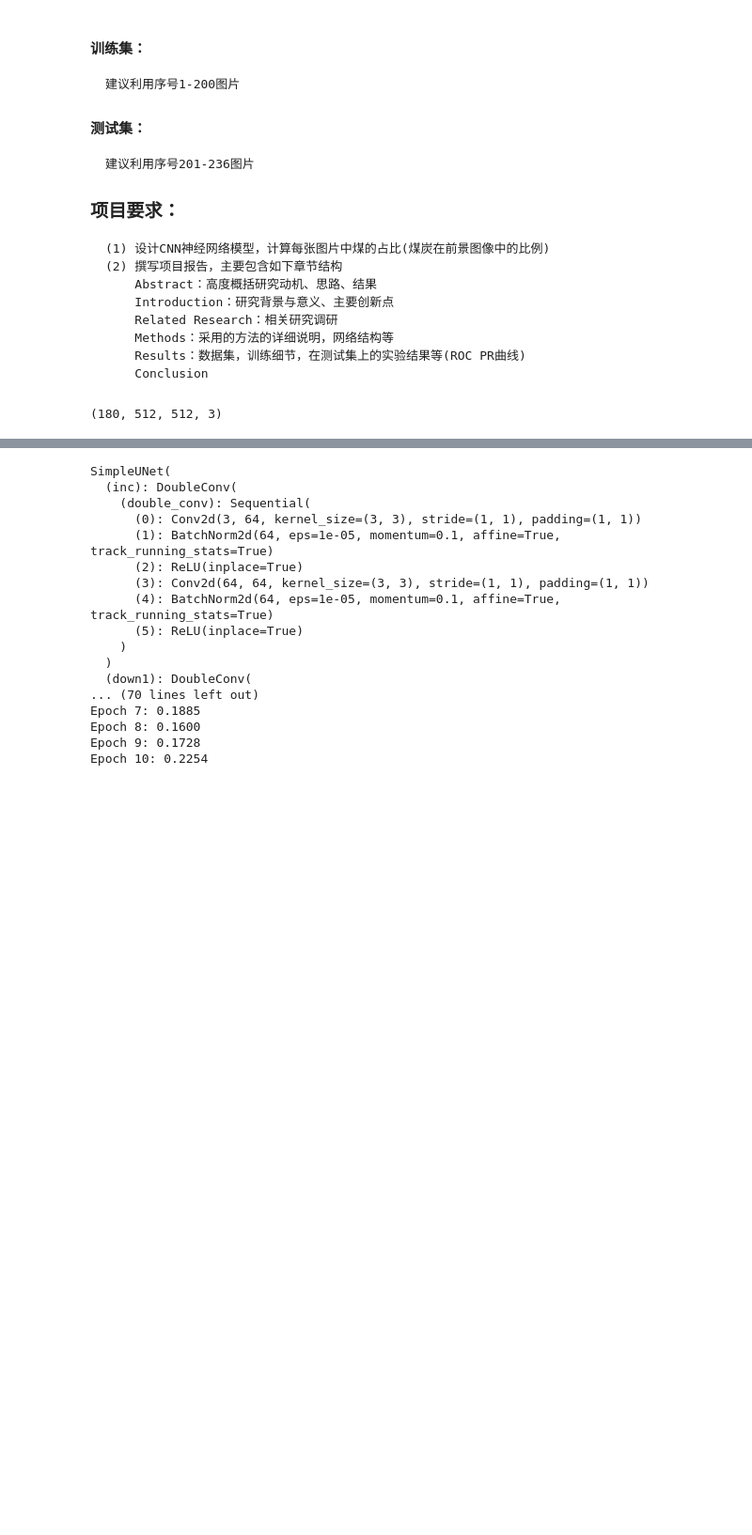
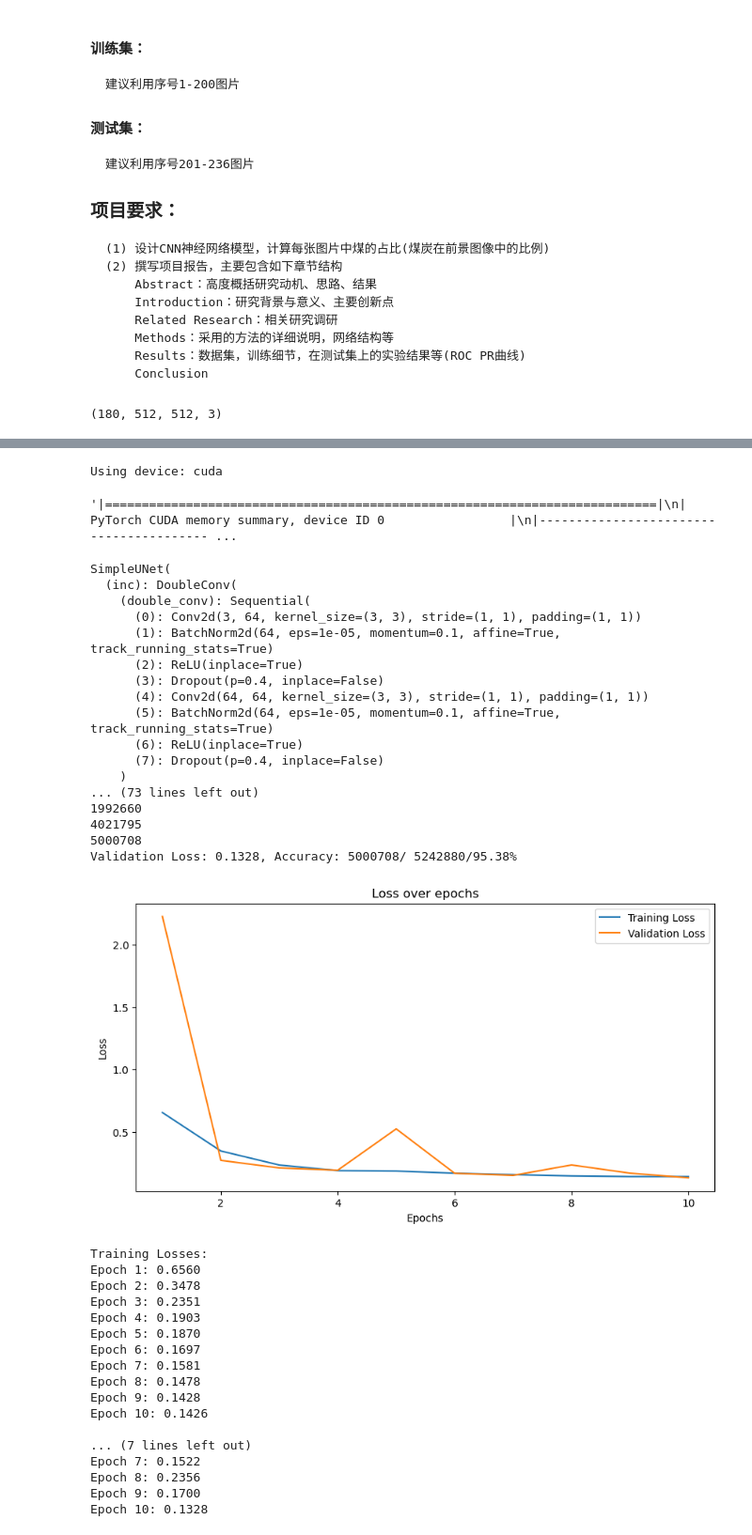
Before and after one commit to jbymy2000/cv-assignment, a Jupyter notebook: notebook.ipynb, the cells around one changed output, grey strips where cells are left out. Shown at 94% size. Saved outputs shown, nothing was run; the diff lists cells and outputs as text; code cells hidden in the pictures; blank space fills up the shorter version.

```diff
--- a/notebook.ipynb
+++ b/notebook.ipynb
@@ -95,7 +95,21 @@ Y_test_tensor = torch.LongTensor(y_test)
 train_dataset = TensorDataset(X_train_tensor, Y_train_tensor)
 val_dataset = TensorDataset(X_val_tensor, Y_val_tensor)
 test_dataset = TensorDataset(X_test_tensor, Y_test_tensor)
-batch_size = 32
+batch_size = 8
 train_loader = DataLoader(train_dataset, batch_size=batch_size, shuffle=True)
 val_loader = DataLoader(val_dataset, batch_size=batch_size, shuffle=False)
 test_loader = DataLoader(test_dataset, batch_size=batch_size, shuffle=False)
+# %%
+import torch
+
+# 检查是否有可用的 GPU
+device = torch.device("cuda" if torch.cuda.is_available() else "cpu")
+print(f"Using device: {device}")
+torch.cuda.empty_cache()  # 清理未使用的缓存
+
+import os
+os.environ['PYTORCH_CUDA_ALLOC_CONF'] = 'max_split_size_mb:128'
+torch.cuda.memory_summary(device=None, abbreviated=False)
+# %% [output]
+Using device: cuda
+'|===========================================================================|\n|                  PyTorch CUDA memory summary, device ID 0                 |\n|---------------------------------------- ...
@@ -103,10 +120,10 @@ test_loader = DataLoader(test_dataset, batch_size=batch_size, shuffle=False)
 import torch
 import torch.nn as nn
 import torch.optim as optim
-from fcn import SimpleUNet
+from fcn import MyUNet
 
 # 定义模型、损失函数和优化器
-model = SimpleUNet(n_channels=3, n_classes=3)
+model = MyUNet(n_channels=3, n_classes=3)
 criterion = nn.CrossEntropyLoss()  # 使用交叉熵损失函数
 optimizer = optim.Adam(model.parameters(), lr=0.001)  # 使用Adam优化器
 
@@ -134,7 +151,16 @@ def train(model, device, train_loader, optimizer, criterion, n_epochs, val_loade
         if val_loader is not None:
             val_loss = validate(model, device, val_loader, criterion)
             val_losses.append(val_loss)
-
+        # 绘制训练和验证损失曲线
+    plt.figure(figsize=(10, 5))
+    plt.plot(range(1, n_epochs+1), train_losses, label='Training Loss')
+    if val_loader is not None:
+        plt.plot(range(1, n_epochs+1), val_losses, label='Validation Loss')
+    plt.title('Loss over epochs')
+    plt.xlabel('Epochs')
+    plt.ylabel('Loss')
+    plt.legend()
+    plt.show()
     return train_losses, val_losses
 
 def validate(model, device, val_loader, criterion):
@@ -150,43 +176,61 @@ def validate(model, device, val_loader, criterion):
             val_loss += loss.item() * images.size(0)
             _, predicted = torch.max(outputs, 1)
             total += labels.numel()
             correct += (predicted == labels).sum().item()
             print(correct)
 
     val_loss /= len(val_loader.dataset)
     accuracy = 100 * correct / total
     print(f'Validation Loss: {val_loss:.4f}, Accuracy: {correct}/ {total}/{accuracy:.2f}%')
     return val_loss
 
 # 假设train_loader和val_loader是你的训练集和验证集数据加载器
 train_losses, val_losses = train(model, device, train_loader, optimizer, criterion, n_epochs=10, val_loader=val_loader)
 
 # 打印训练损失和验证损失的变化
 print("Training Losses:")
 for epoch, loss in enumerate(train_losses):
     print(f"Epoch {epoch+1}: {loss:.4f}")
 
 print("\nValidation Losses:")
 for epoch, loss in enumerate(val_losses):
     print(f"Epoch {epoch+1}: {loss:.4f}")
 # %% [output]
 SimpleUNet(
   (inc): DoubleConv(
     (double_conv): Sequential(
       (0): Conv2d(3, 64, kernel_size=(3, 3), stride=(1, 1), padding=(1, 1))
       (1): BatchNorm2d(64, eps=1e-05, momentum=0.1, affine=True, track_running_stats=True)
       (2): ReLU(inplace=True)
-      (3): Conv2d(64, 64, kernel_size=(3, 3), stride=(1, 1), padding=(1, 1))
-      (4): BatchNorm2d(64, eps=1e-05, momentum=0.1, affine=True, track_running_stats=True)
-      (5): ReLU(inplace=True)
+      (3): Dropout(p=0.4, inplace=False)
+      (4): Conv2d(64, 64, kernel_size=(3, 3), stride=(1, 1), padding=(1, 1))
+      (5): BatchNorm2d(64, eps=1e-05, momentum=0.1, affine=True, track_running_stats=True)
+      (6): ReLU(inplace=True)
+      (7): Dropout(p=0.4, inplace=False)
     )
-  )
-  (down1): DoubleConv(
-... (70 lines left out)
-Epoch 7: 0.1885
-Epoch 8: 0.1600
-Epoch 9: 0.1728
-Epoch 10: 0.2254
+... (73 lines left out)
+1992660
+4021795
+5000708
+Validation Loss: 0.1328, Accuracy: 5000708/ 5242880/95.38%
+[figure, added]
+Training Losses:
+Epoch 1: 0.6560
+Epoch 2: 0.3478
+Epoch 3: 0.2351
+Epoch 4: 0.1903
+Epoch 5: 0.1870
+Epoch 6: 0.1697
+Epoch 7: 0.1581
+Epoch 8: 0.1478
+Epoch 9: 0.1428
+Epoch 10: 0.1426
+
+... (7 lines left out)
+Epoch 7: 0.1522
+Epoch 8: 0.2356
+Epoch 9: 0.1700
+Epoch 10: 0.1328
 # %%
 torch.save({
     'model_state_dict': model.state_dict(),
```
Also changed, not shown: parts of 5 cells of this notebook, 3 other files.
